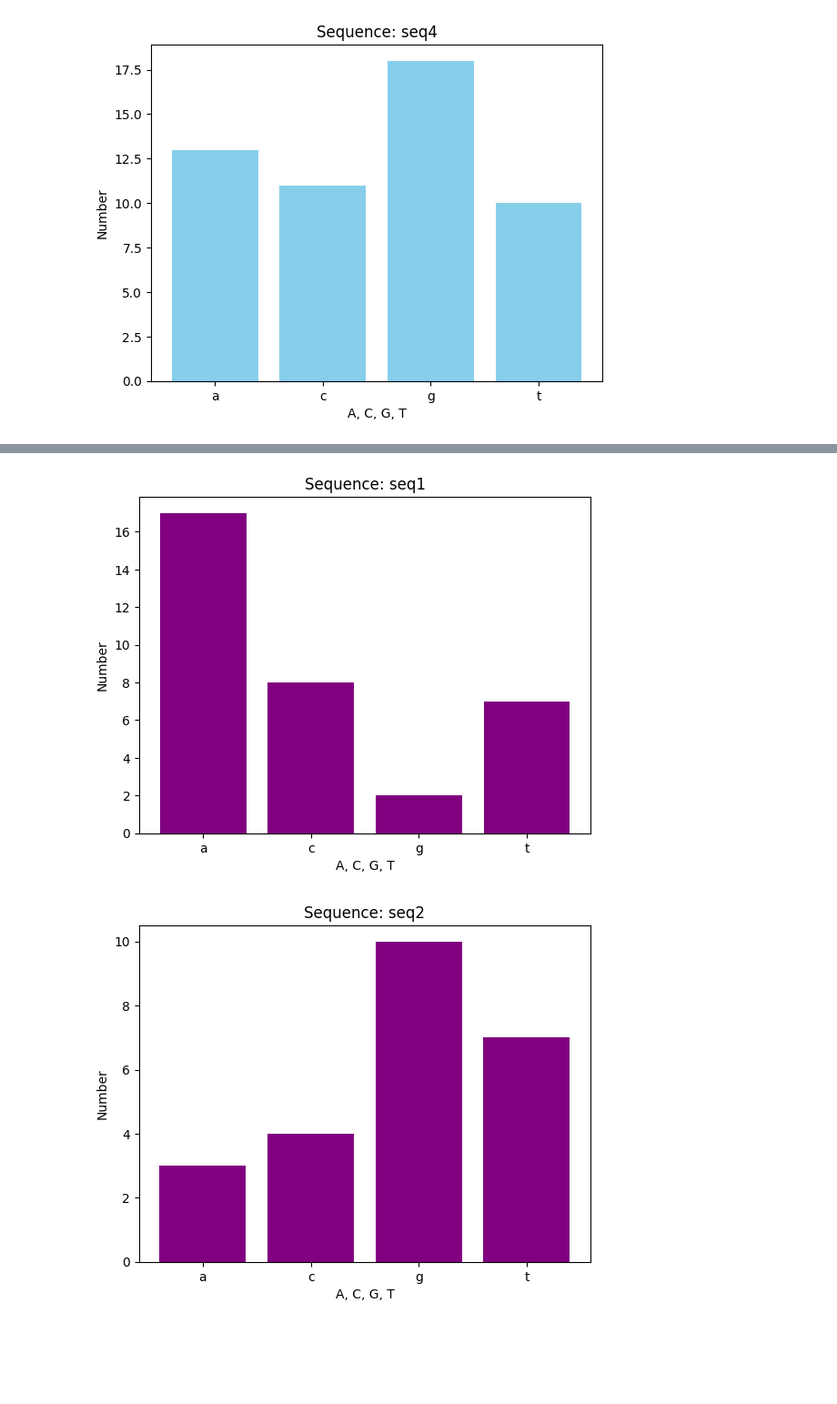
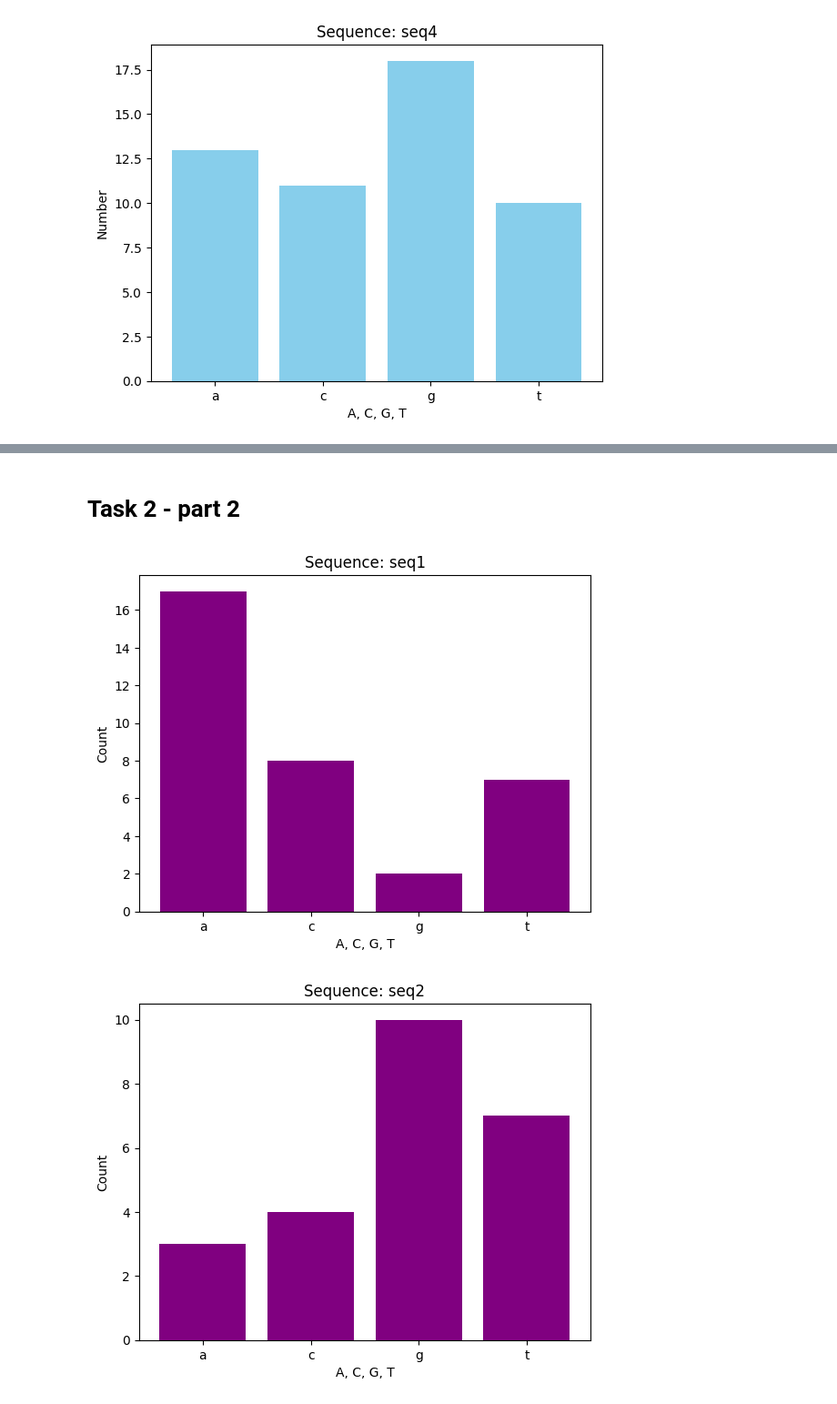
Before and after one commit to rickardgarnau-bit/python_Rickard_Garnau_de25, a Jupyter notebook: lab_1/task_1_and_2.ipynb, the cells around one changed output, grey strips where cells are left out. Shown: that part at 91% size. Cells and saved outputs as stored; diff of their text form; code cells hidden in the pictures; blank space fills up the shorter version.

```diff
--- a/lab_1/task_1_and_2.ipynb
+++ b/lab_1/task_1_and_2.ipynb
@@ -109,49 +114,78 @@ raw_dna_file("dna_raw.txt")
+# %% [markdown]
+# Task 2 - part 2
 # %%
 # Task 2 - Part 2:
-# Updated version of the code to handle more complex DNA files.
-# Each sequence in dna_raw_complicated.txt can contain multiple lines of DNA data.
-# The function now continues to read and combine all lines until a new '>' sequence header is found.
+# This version can handle more complex DNA files.
+# Each DNA sequence in dna_raw_complicated.txt can have multiple lines.
+# The program reads all lines until it finds a new sequence that starts with '>'
 
-import matplotlib.pyplot as plt
+import matplotlib.pyplot as plt  # Import matplotlib to create bar charts
 
+# Function to plot the counts of DNA bases for a sequence
 def plot_dna_counts(seq_id, dna_data):
 
-
+    # Create the bar chart (x-axis = DNA bases, y-axis = counts)
     plt.bar(dna_data.keys(), dna_data.values(), color='purple')
 
+    # Add labels and title to make the chart easier to read
+    plt.xlabel('A, C, G, T')        # Label for x-axis
+    plt.ylabel('Count')             # Label for y-axis
+    plt.title(f'Sequence: {seq_id}') # Title showing the sequence name
 
-    plt.xlabel('A, C, G, T')
-    plt.ylabel('Number')
-    plt.title(f'Sequence: {seq_id}')
+    # Display the chart
     plt.show()
 
 
+# Function to read and analyze a DNA file with multiple sequences
 def complex_dna_file(filename):
+
+    # Open the file using 'with' to ensure it closes automatically
     with open(filename, "r") as f_read:
+        # Initialize base counts
         dna_data = {'a': 0, 'c': 0, 'g': 0, 't': 0}
-        seq_id = None
+        seq_id = None  # Stores the seq ID
 
+        # Read the file line by line
+        for line in f_read:
+            line = line.strip().lower()  # Remove whitespace and convert to lowercase
 
-        for line in f_read:
-            line = line.strip().lower()
             if not line:
-                continue
+                continue  # Skip empty lines
 
+            # If the line starts with '>', a new sequence begins
             if line.startswith('>'):
+                # If there was a previous sequence, plot it first
                 if seq_id is not None:
                     plot_dna_counts(seq_id, dna_data)
 
+                # Get the new sequence ID, meaning everything after '>'
                 seq_id = line[1:].strip()
+
+                # Reset counts for the new sequence
                 dna_data = {'a': 0, 'c': 0, 'g': 0, 't': 0}
             else:
+                # Count DNA bases in the current line
                 for dna in line:
-                    if dna in dna_data:
+                    if dna in dna_data:  # Only count valid DNA letters
                         dna_data[dna] += 1
 
+        # After reading the file, plot the last sequence
         if seq_id is not None:
             plot_dna_counts(seq_id, dna_data)
 
+
+# Test the function on the file "dna_raw_complicated.txt"
+# It counts the bases and creates bar charts for each sequence
 complex_dna_file("dna_raw_complicated.txt")
+
+""" Reflection:
+# I spent several hours reviewing YouTube videos, lecture material, and class notes to build this.
+# I also used an LLM (AI assistant) to fact-check and clean up the code somewhat since it had
+# lots of unnessecary code.
+# For example, my first version opened the file multiple times unnecessarily.
+# I got completely stuck trying to figure out how to get it to read multiple lines instead of line-by-line
+# So I got the information I need from here:
+# https://www.askpython.com/python/examples/read-multiple-lines-python """
 # %% [output]
-[figure, old version]
+[figure, new version]
-[figure, old version]
+[figure, new version]
```
Also changed, not shown: parts of 4 cells of this notebook, 5 other files.
